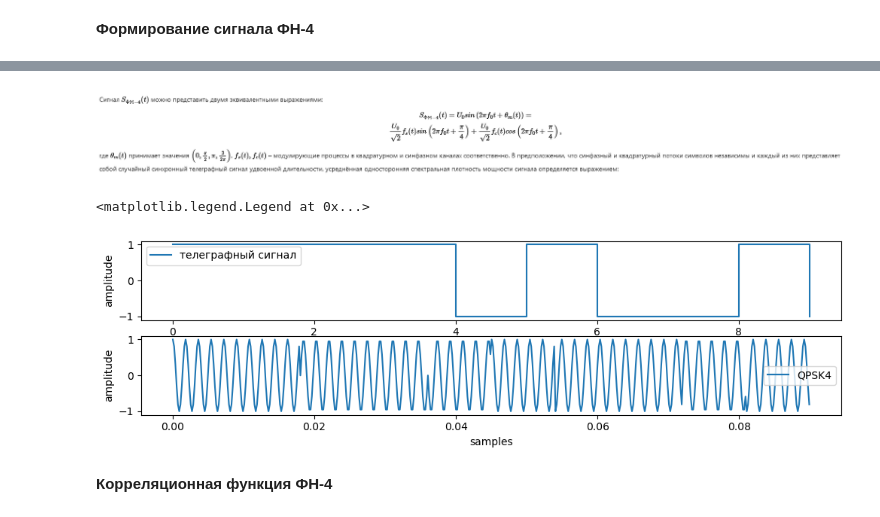
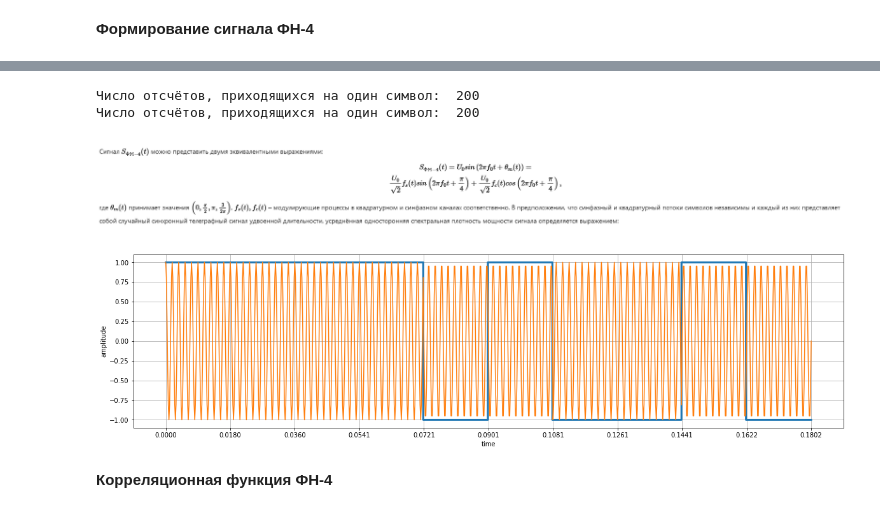
Before and after one commit to AlfaIV/RFinfSystem, a Jupyter notebook: РЛ1-93_ШаповаловИО_lab01.ipynb, the cells around one changed output, grey strips where cells are left out. Saved outputs shown, nothing was run; the diff lists cells and outputs as text; code cells hidden in the pictures.

```diff
--- a/РЛ1-93_ШаповаловИО_lab01.ipynb
+++ b/РЛ1-93_ШаповаловИО_lab01.ipynb
@@ -23,3 +64,13 @@ from math import sin, cos, pi, sqrt
+# %%
+def to_samples(x, f0 = f, nperiods = 10):
+    T = nperiods / f0
+    ns = int(fd * T)
+    print("Число отсчётов, приходящихся на один символ: ", ns)
+    xs = np.array([np.ones(ns)*i for i in x])
+    xs = np.reshape(xs, -1)
+    t = np.arange(0, dt * len(xs), dt)
+    #xs = xs * np.sin(2 * np.pi * f0 * t)
+    return (xs, t, T)
 # %% [markdown]
 # Четырехкратная фазовая модуляция (ФМ-4)
 # %% [markdown]
@@ -38,3 +78,5 @@ def get_telegraph_signal(h = 1.0, seed = 1):
 # %%
-x1,numbers1 = get_telegraph_signal(1, 2023 + 16)  # генерация символов случайной последовательности
-x2,numbers2 = get_telegraph_signal(1, 2023 + 15)  # генерация символов случайной последовательности
+x_fm4, numbers_fm4 = get_telegraph_signal(1, seed)  # генерация символов случайной последовательности
+# x1,numbers1 = get_telegraph_signal(1, 2023 + 16)  # генерация символов случайной последовательности
+# x2,numbers2 = get_telegraph_signal(1, 2023 + 15)  # генерация символов случайной последовательности
+s_fm4, t_fm4, T_fm4= to_samples(x_fm4, f, nperiods = nperiods)
@@ -104,23 +85,57 @@ Text(0.5, 1.0, 'Вторая растянутая телеграфная пос
+# %%
+# s_fm4 = np.array([np.ones(ns)*i for i in x_fm4]) # "растяжение" одного символа во времени
+# s_fm4 = np.reshape(s_fm4, -1)                    # трансформация в 1d массив
+
+
+
+# s_fm4_1 = np.array([np.ones(ns)*i*2 for i in ]) # "растяжение" одного символа во времени
+# s_fm4_1 = np.reshape(s_fm4_1, -1)                    # трансформация в 1d массив
+(s_fm4_1, t_fm4_1, T_fm4_1) = to_samples(x_fm4[:-1:2], f, nperiods = nperiods*2)
+
+
+# t_fm4 = np.arange(0, dt*len(s_fm4_1), dt)         # шкала времени полученных отсчетов
+
+# s_fm4_2 = np.array([np.ones(ns)*i*2 for i in x_fm4[1::2]]) # "растяжение" одного символа во времени
+# s_fm4_2 = np.reshape(s_fm4_2, -1)                    # трансформация в 1d массив
+(s_fm4_2, t_fm4_2, T_fm4_2) = to_samples(x_fm4[1::2], f, nperiods = nperiods*2)
+
+# s1 = np.array([np.ones(ns)*i for i in x1]) # "растяжение" одного символа во времени
+# s1 = np.reshape(s1, -1)                    # трансформация в 1d массив
+# t = np.arange(0, dt*len(s1), dt)         # шкала времени полученных отсчетов
+
+
+# s2 = np.array([np.ones(ns)*i for i in x2]) # "растяжение" одного символа во времени
+# s2 = np.reshape(s2, -1)                    # трансформация в 1d массив
+# %% [output]
+Число отсчётов, приходящихся на один символ:  200
+Число отсчётов, приходящихся на один символ:  200
 # %% [markdown]
 ![image.png](attachment:image.png)
 # %%
-QPSK4_modulation = lambda f_s, f_c, t, u_0 = 1, f_0 = f: u_0/sqrt(2)*f_s*sin(2*const.pi*f_0*t + const.pi/4) + u_0/sqrt(2)*f_c*cos(2*const.pi*f_0*t + const.pi/4)
+QPSK4_modulation = lambda f_s, f_c, t, u_0 = U_0, f_0 = f: u_0/np.sqrt(2)*f_s*np.sin(2*np.pi*f_0*t + np.pi/4) + u_0/np.sqrt(2)*f_c*np.cos(2*np.pi*f_0*t + np.pi/4)
 # %%
-QPSK4_sig = [QPSK4_modulation(s1[i], s2[i], t[i]) for i in range(len(s1))]
+QPSK4_sig = [QPSK4_modulation(s_fm4_1[i], s_fm4_2[i], t_fm4_1[i]) for i in range(len(s_fm4_1))]
 # %%
-fig,ax2 = plt.subplots(2, 1, figsize=(12, 3))
-ax2[0].step(numbers1[:10], x1[:10], where='post', label = 'телеграфный сигнал') # отображение символов
-ax2[0].set_xlabel('symbols')                    # подписи для осей графика
-ax2[0].set_ylabel('amplitude')
-ax2[0].legend()
+# fig,ax2 = plt.subplots(2, 1, figsize=(12, 3))
+# ax2[0].step(numbers1[:10], x1[:10], where='post', label = 'телеграфный сигнал') # отображение символов
+# ax2[0].set_xlabel('symbols')                    # подписи для осей графика
+# ax2[0].set_ylabel('amplitude')
+# ax2[0].legend()
 
-ax2[1].plot(t[:500], QPSK4_sig[:500], label = 'QPSK4')                   # отображение отсчетов
-ax2[1].set_xlabel('samples')                    # подписи для осей графика
-ax2[1].set_ylabel('amplitude')
-ax2[1].legend()
+# ax2[1].plot(t[:500], QPSK4_sig[:500], label = 'QPSK4')                   # отображение отсчетов
+# ax2[1].set_xlabel('samples')                    # подписи для осей графика
+# ax2[1].set_ylabel('amplitude')
+# ax2[1].legend()
+
+fig7, ax7 = plt.subplots(figsize = (20, 5))
+ax7.step(t_fm4[:1001], s_fm4[:1001], linewidth= 3)
+ax7.plot(t_fm4[:1001], QPSK4_sig[:1001])
+ax7.set_xlabel('time')
+ax7.set_ylabel('amplitude')
+ax7.set_xticks(np.arange(0, t_fm4[1001], 10 / f));
+ax7.grid()
 # %% [output]
-<matplotlib.legend.Legend at 0x...>
-[figure, old version]
+[figure, new version]
 # %% [markdown]
 __Корреляционная функция ФН-4__
 # %%
```
Also changed, not shown: parts of 38 cells of this notebook.
